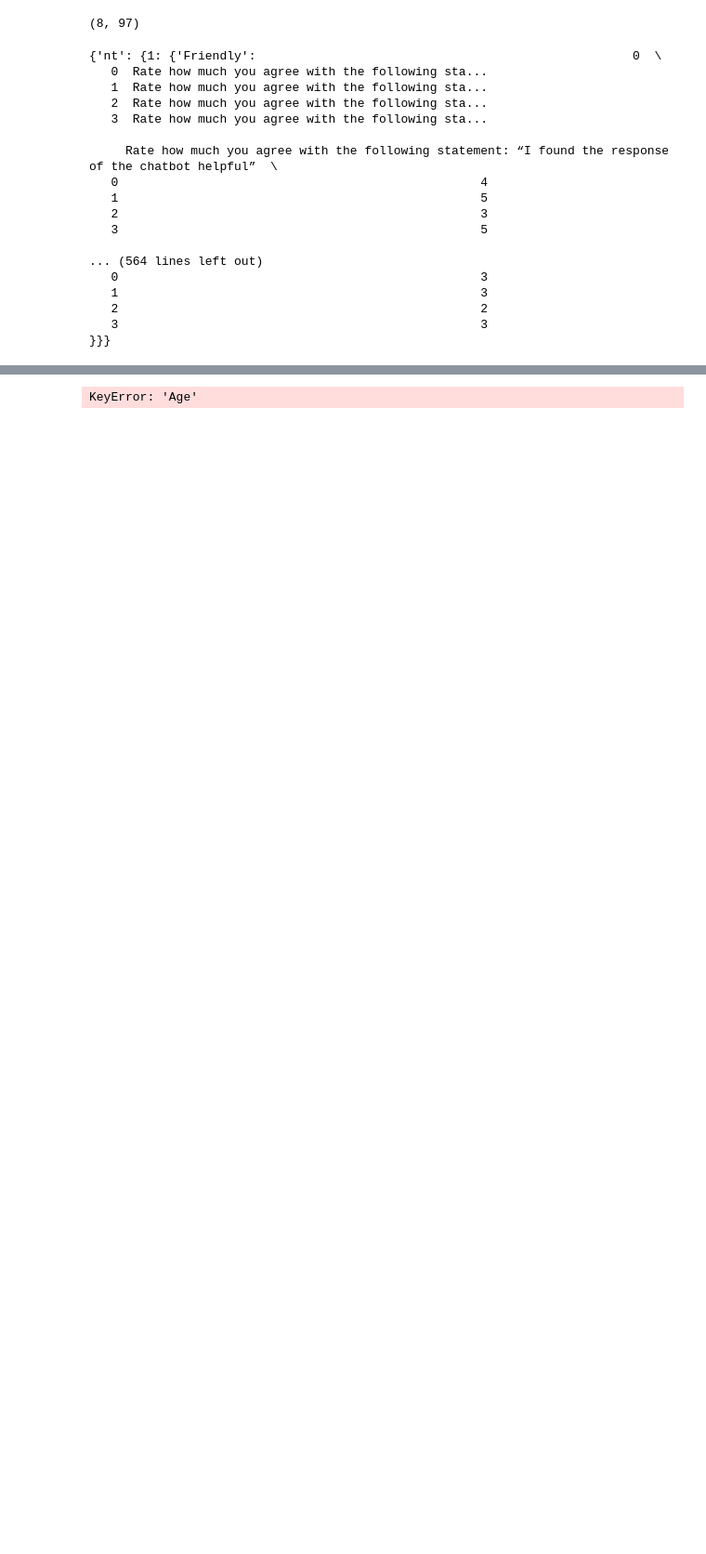
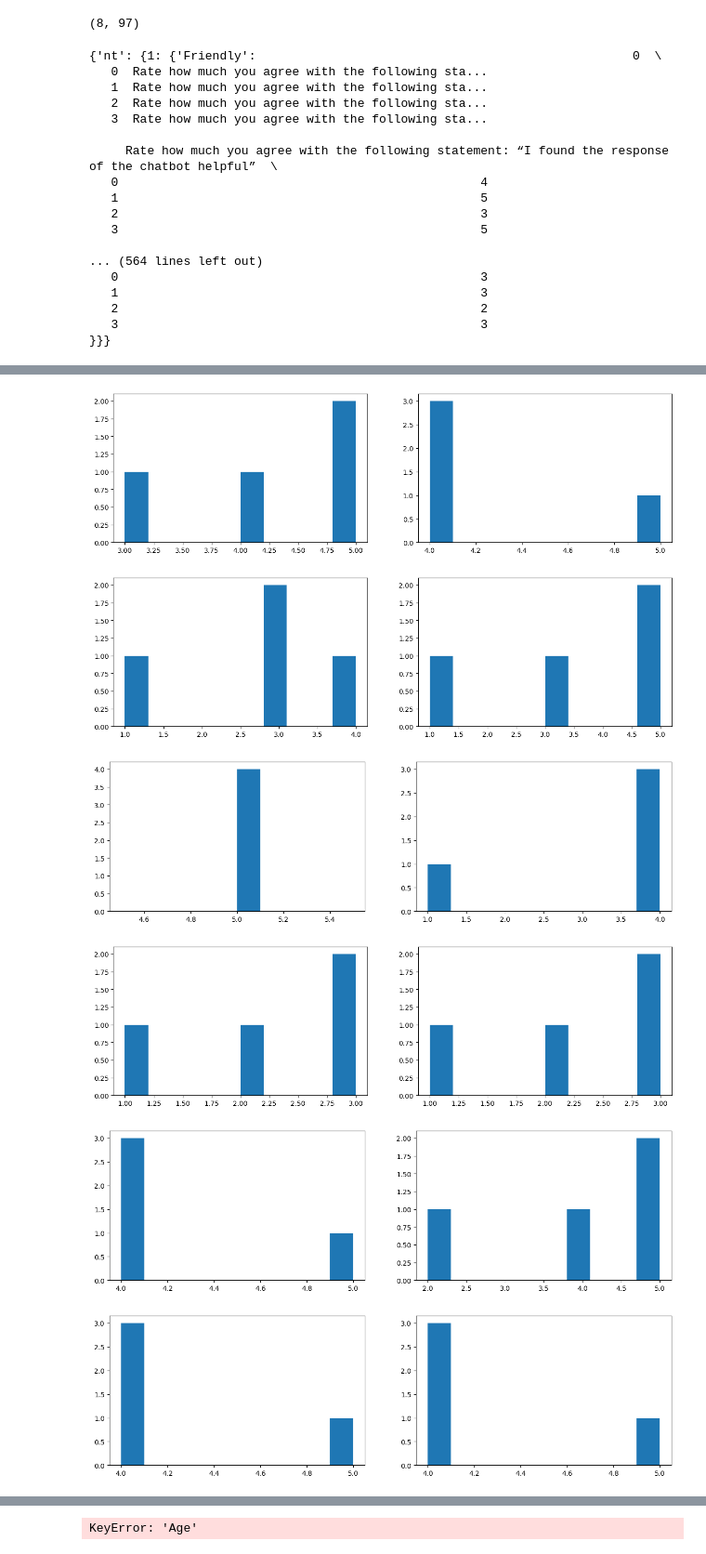
Before and after one commit to aarthip97/MEU-project, a Jupyter notebook: userstudy_statistics.ipynb, the cells around one changed output, grey strips where cells are left out. Shown at 93% size. Drawn from its saved outputs; the diff is of its cells as text; code cells hidden in the pictures; blank space fills up the shorter version.

```diff
--- a/userstudy_statistics.ipynb
+++ b/userstudy_statistics.ipynb
@@ -104,7 +104,7 @@ display(responses)
 # ]
 
 #For all scenarios
-for condition in responses:
+for cohort in responses:
     ratings = {}
     for question in scenario_questions:
         ratings[question] = {}
@@ -113,12 +113,12 @@ for condition in responses:
     for scenario in remapping:
         for tone in remapping[scenario]:
             for question in scenario_questions:
-                # print(list(responses[condition][scenario][tone][question]))
-                ratings[question][tone] += list(responses[condition][scenario][tone][question])
+                # print(list(responses[cohort][scenario][tone][question]))
+                ratings[question][tone] += list(responses[cohort][scenario][tone][question])
             # print(f"Everything for {tone}")
 
     for key in ratings:
-        print(f"{condition} people for {key} on all scenarios together")
+        print(f"{cohort} people for {key} on all scenarios together")
         for subkey in ratings[key]:
             print(f"{subkey} sum: {sum(ratings[key][subkey])}")
         wilcoxon_stats = scipy.stats.wilcoxon(ratings[key]['Friendly'], ratings[key]['Professional'])
@@ -126,7 +126,7 @@ for condition in responses:
     print("_____________________________________________________________________\n")
 
 #Per scenario
-for condition in responses:
+for cohort in responses:
     for scenario in remapping:
         ratings = {}
         for question in scenario_questions:
@@ -135,12 +135,12 @@ for condition in responses:
                 ratings[question][tone] = []
         for tone in remapping[scenario]:
             for question in scenario_questions:
-                # print(list(responses[condition][scenario][tone][question]))
-                ratings[question][tone] += list(responses[condition][scenario][tone][question])
+                # print(list(responses[cohort][scenario][tone][question]))
+                ratings[question][tone] += list(responses[cohort][scenario][tone][question])
             # print(f"Everything for {tone}")
 
         for key in ratings:
-            print(f"{condition} people for scenario {scenario}, {key}")
+            print(f"{cohort} people for scenario {scenario}, {key}")
             for subkey in ratings[key]:
                 print(f"{subkey} sum: {sum(ratings[key][subkey])}")
             wilcoxon_stats = scipy.stats.wilcoxon(ratings[key]['Friendly'], ratings[key]['Professional'])
@@ -184,58 +279,44 @@ ____________________________________________________________________
 # %%
 #Ordinal data, so non-parametric tests required
 #Few samples so no chi-squared
 #See if
 
 # general_questions = [
 #     'How often do you use AI Chatbots  (ChatGPT, Gemini, Claude, etc.) for any purpose (research, assistance, conversation, etc.)? ',
 #     'For what purposes do you use AI Chatbots?',
 #     'Rate your preference in communication style when conversing with an AI Chatbot for emotional regulation support.  [Friendly and empathetic]',
 #     'Rate your preference in communication style when conversing with an AI Chatbot for emotional regulation support.  [Clinical and professional]',
 #     'Rate your preference in communication style when conversing with an AI Chatbot for emotional regulation support.  [Direct and action-oriented]',
 #     'Rate how much you agree with the following statement: “The conversational tone of an AI Chatbot is a major factor in whether I find it helpful for emotional regulation.” '
 # ]
 
-#For all scenarios
-for condition in responses:
-    ratings = {}
-    for question in scenario_questions:
-        ratings[question] = {}
-        for tone in remapping[1]:
-            ratings[question][tone] = []
-    for scenario in remapping:
-        for tone in remapping[scenario]:
-            for question in scenario_questions:
-                # print(list(responses[condition][scenario][tone][question]))
-                ratings[question][tone] += list(responses[condition][scenario][tone][question])
-            # print(f"Everything for {tone}")
-
-    for key in ratings:
-        print(f"{condition} people for {key} on all scenarios together")
-        for subkey in ratings[key]:
-            print(f"{subkey} sum: {sum(ratings[key][subkey])}")
-        wilcoxon_stats = scipy.stats.wilcoxon(ratings[key]['Friendly'], ratings[key]['Professional'])
-        print(f"Wilcoxon statistic: {wilcoxon_stats.statistic}, p-value: {wilcoxon_stats.pvalue}")
-    print("_____________________________________________________________________\n")
-
 #Per scenario
-for condition in responses:
+for cohort in responses:
     for scenario in remapping:
         ratings = {}
         for question in scenario_questions:
             ratings[question] = {}
             for tone in remapping[1]:
                 ratings[question][tone] = []
         for tone in remapping[scenario]:
             for question in scenario_questions:
-                # print(list(responses[condition][scenario][tone][question]))
-                ratings[question][tone] += list(responses[condition][scenario][tone][question])
+                # print(list(responses[cohort][scenario][tone][question]))
+                ratings[question][tone] += list(responses[cohort][scenario][tone][question])
             # print(f"Everything for {tone}")
 
         for key in ratings:
-            print(f"{condition} people for scenario {scenario}, {key}")
-            for subkey in ratings[key]:
-                print(f"{subkey} sum: {sum(ratings[key][subkey])}")
-            wilcoxon_stats = scipy.stats.wilcoxon(ratings[key]['Friendly'], ratings[key]['Professional'])
-            print(f"Wilcoxon statistic: {wilcoxon_stats.statistic}, p-value: {wilcoxon_stats.pvalue}")
-        print("____________________________________________________________________\n")
+            # print(f"{cohort} people for scenario {scenario}, {key}")
+            fig, axs = plt.subplots(ncols=len(ratings[key]), figsize=(15, 4))
+            for i, subkey in enumerate(ratings[key]):
+                # print(f"{subkey} sum: {sum(ratings[key][subkey])}")
+                ratings[key][subkey]
+                axs[i].hist(ratings[key][subkey])
+
+plt.show()
 # %% [output]
+[figure, added]
+[figure, added]
+[figure, added]
+[figure, added]
+[figure, added]
+[figure, added]
```
Also changed, not shown: parts of 4 cells of this notebook.
